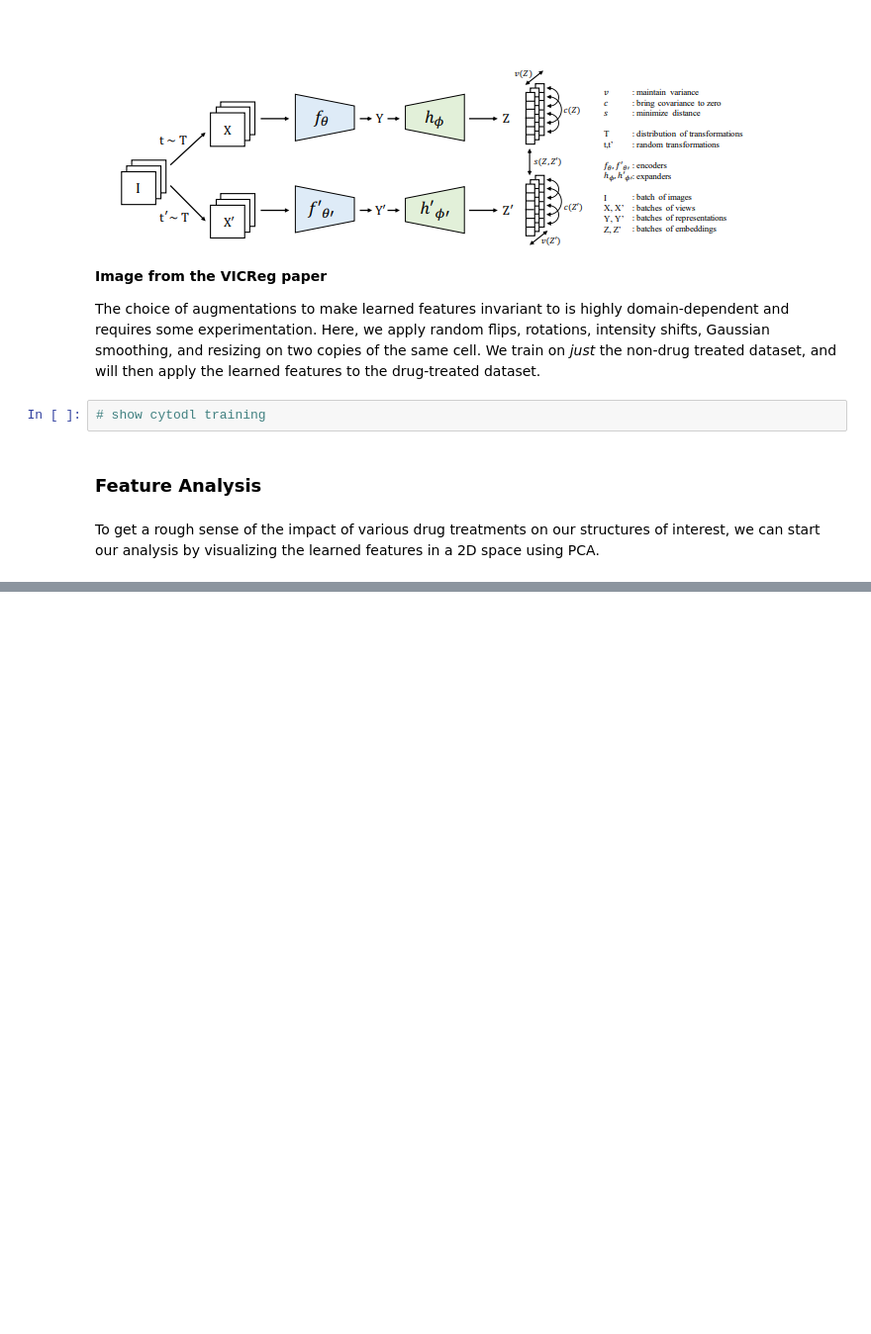
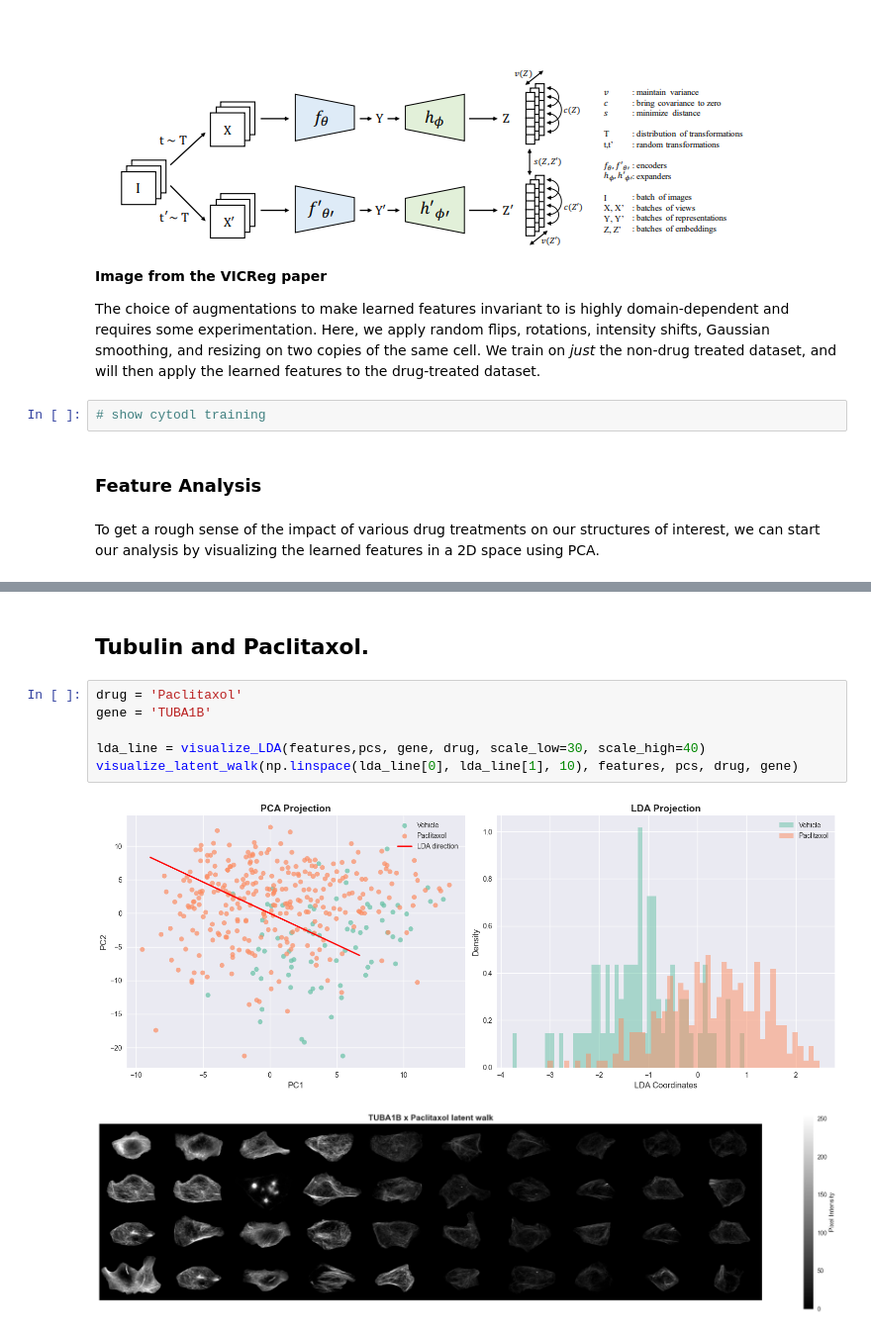
Before and after one commit to AllenCell/i2k_workshop_2024, a Jupyter notebook: workshop.ipynb, the cells around one changed output, grey strips where cells are left out. Shown at 99% size. Saved outputs shown, nothing was run; the diff lists cells and outputs as text; blank space fills up the shorter version.

```diff
--- a/workshop.ipynb
+++ b/workshop.ipynb
@@ -257,0 +503,11 @@ def latent_walk(walk, df, X_lda, path_column = 'path'):
+# %% [markdown]
+## Tubulin and Paclitaxol.
+# %%
+drug = 'Paclitaxol'
+gene = 'TUBA1B'
+
+lda_line = visualize_LDA(features,pcs, gene, drug, scale_low=30, scale_high=40)
+visualize_latent_walk(np.linspace(lda_line[0], lda_line[1], 10), features, pcs, drug, gene)
+# %% [output]
+[figure, added]
+[figure, added]
```
Also changed, not shown: parts of 25 cells of this notebook.
